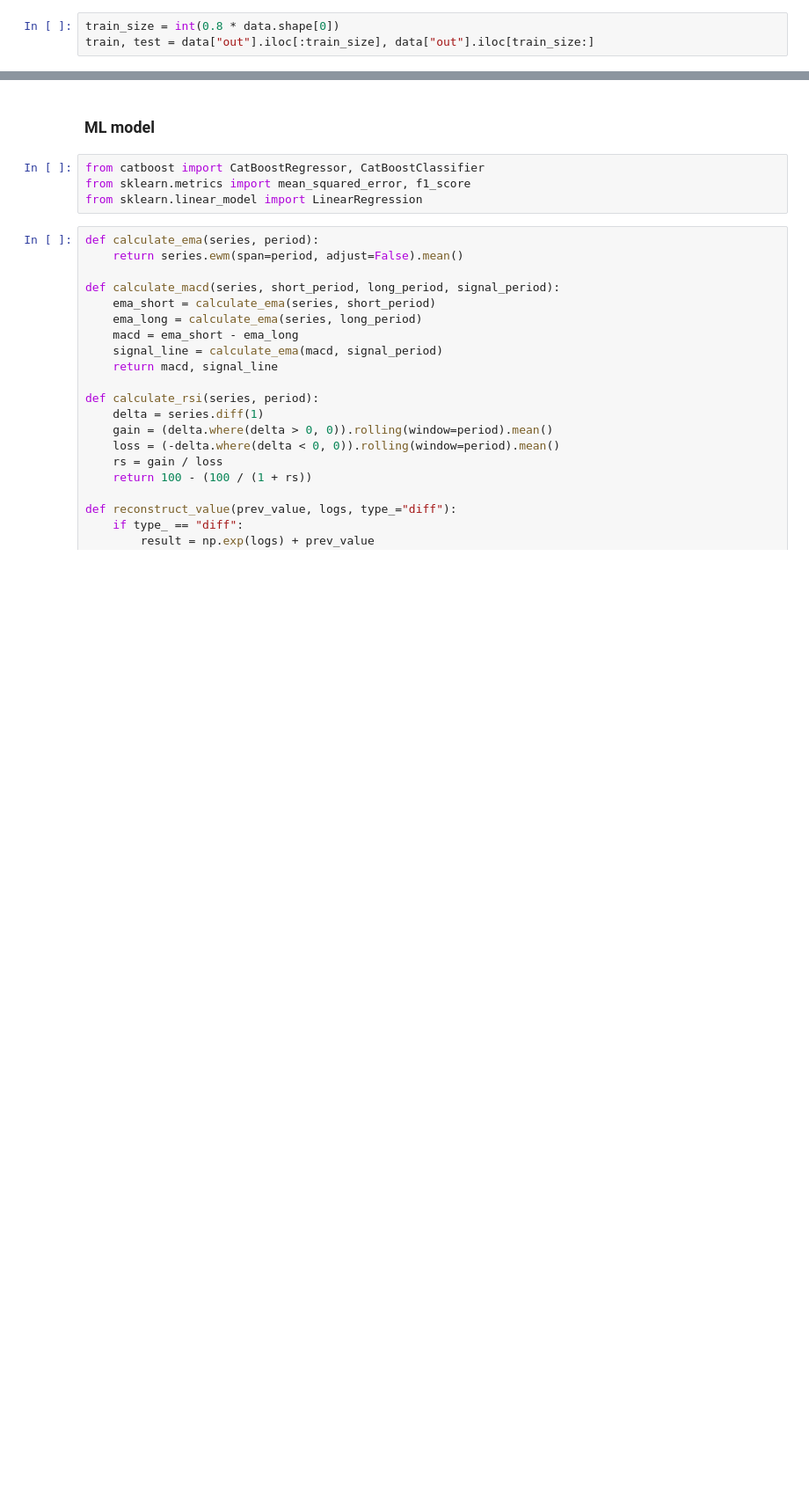
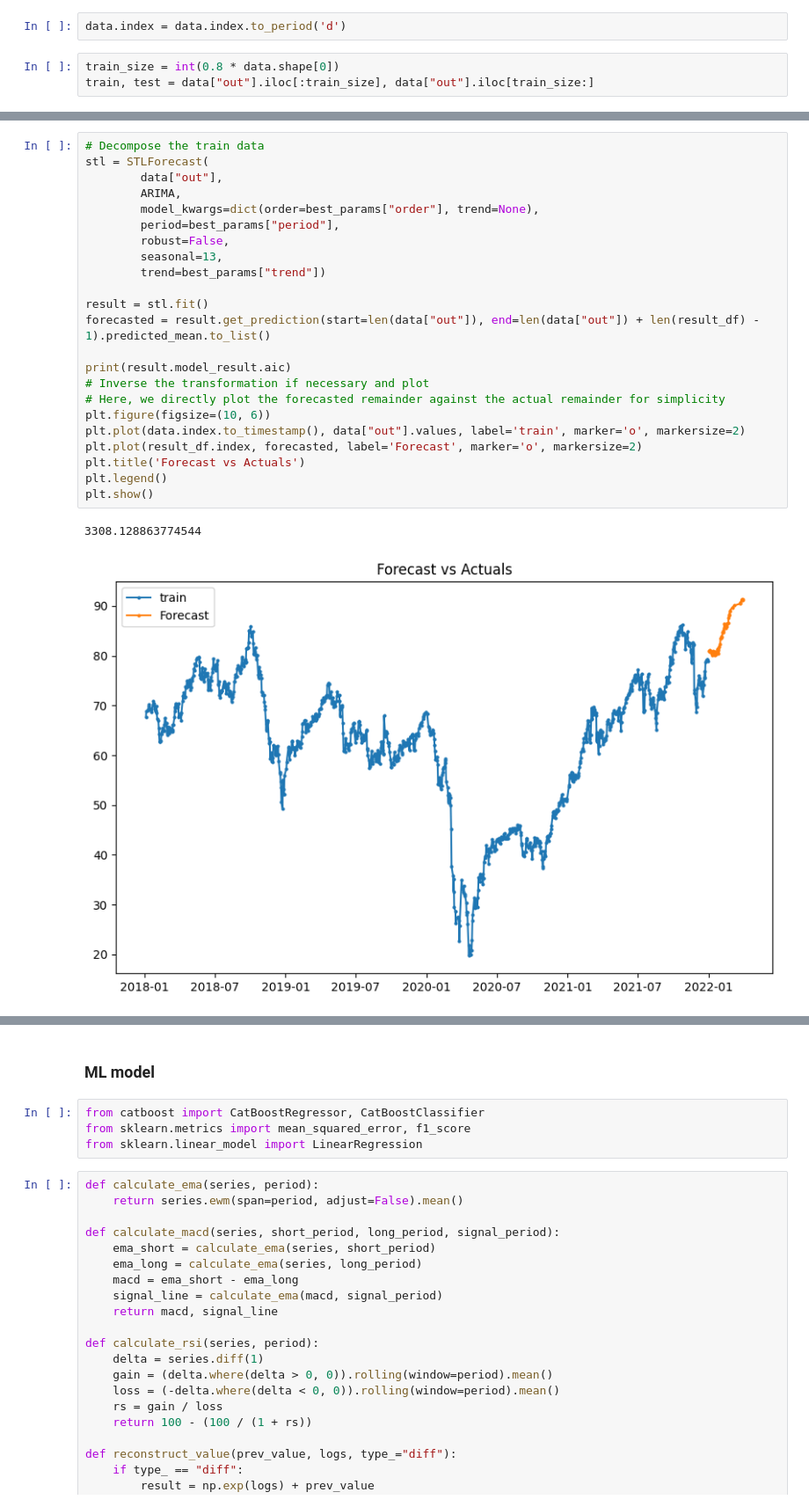
Before and after one commit to linearbaby/timeseries, a Jupyter notebook: soltion.ipynb, the cells around one changed output, grey strips where cells are left out. Shown at 88% size. Cells and saved outputs as stored; diff of their text form; blank space fills up the shorter version.

```diff
--- a/soltion.ipynb
+++ b/soltion.ipynb
@@ -71,3 +82,5 @@ plt.show()
+# %%
+data.index = data.index.to_period('d')
 # %%
 train_size = int(0.8 * data.shape[0])
 train, test = data["out"].iloc[:train_size], data["out"].iloc[train_size:]
@@ -111,0 +208,26 @@ mean_absolute_error(arima_res.values, test)
+# %%
+# Decompose the train data
+stl = STLForecast(
+        data["out"],
+        ARIMA,
+        model_kwargs=dict(order=best_params["order"], trend=None),
+        period=best_params["period"],
+        robust=False,
+        seasonal=13,
+        trend=best_params["trend"])
+
+result = stl.fit()
+forecasted = result.get_prediction(start=len(data["out"]), end=len(data["out"]) + len(result_df) - 1).predicted_mean.to_list()
+
+print(result.model_result.aic)
+# Inverse the transformation if necessary and plot
+# Here, we directly plot the forecasted remainder against the actual remainder for simplicity
+plt.figure(figsize=(10, 6))
+plt.plot(data.index.to_timestamp(), data["out"].values, label='train', marker='o', markersize=2)
+plt.plot(result_df.index, forecasted, label='Forecast', marker='o', markersize=2)
+plt.title('Forecast vs Actuals')
+plt.legend()
+plt.show()
+# %% [output]
+3308.128863774544
+[figure, added]
```
Also changed, not shown: parts of 19 cells of this notebook, 7 other files.
